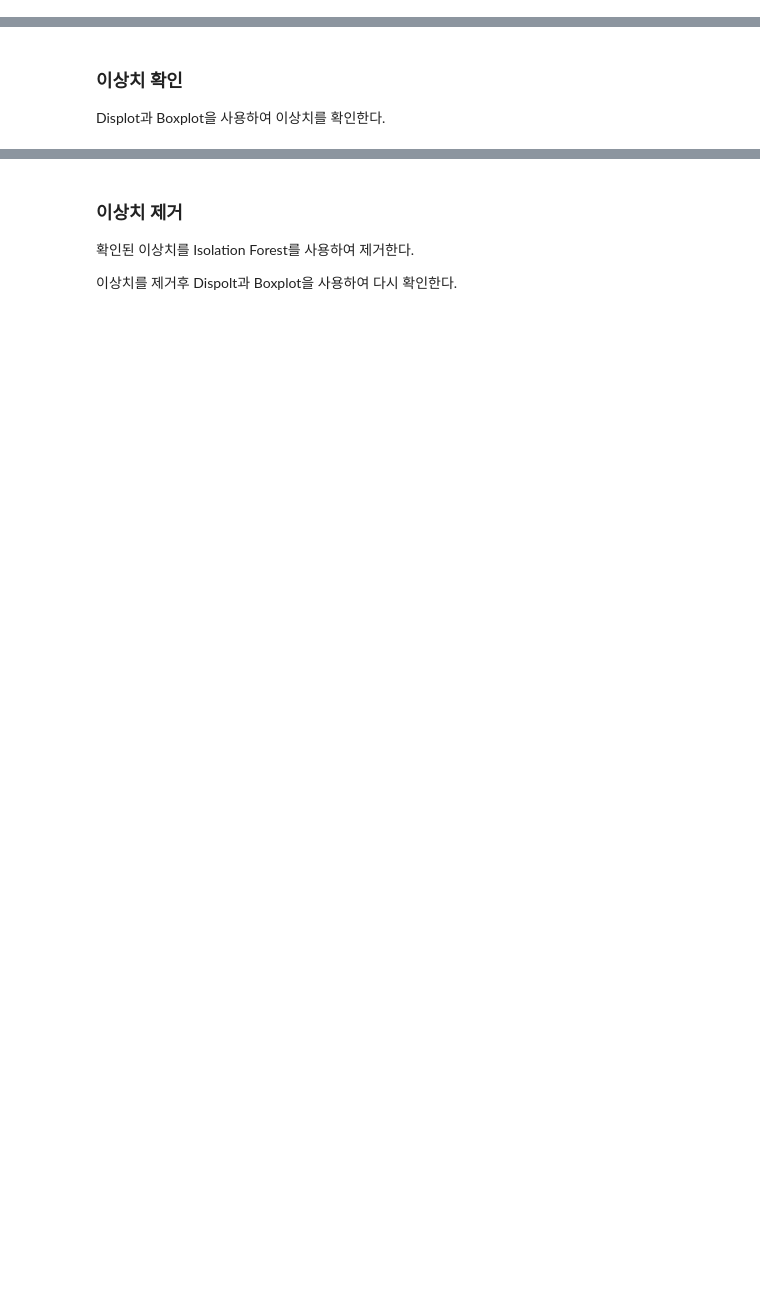
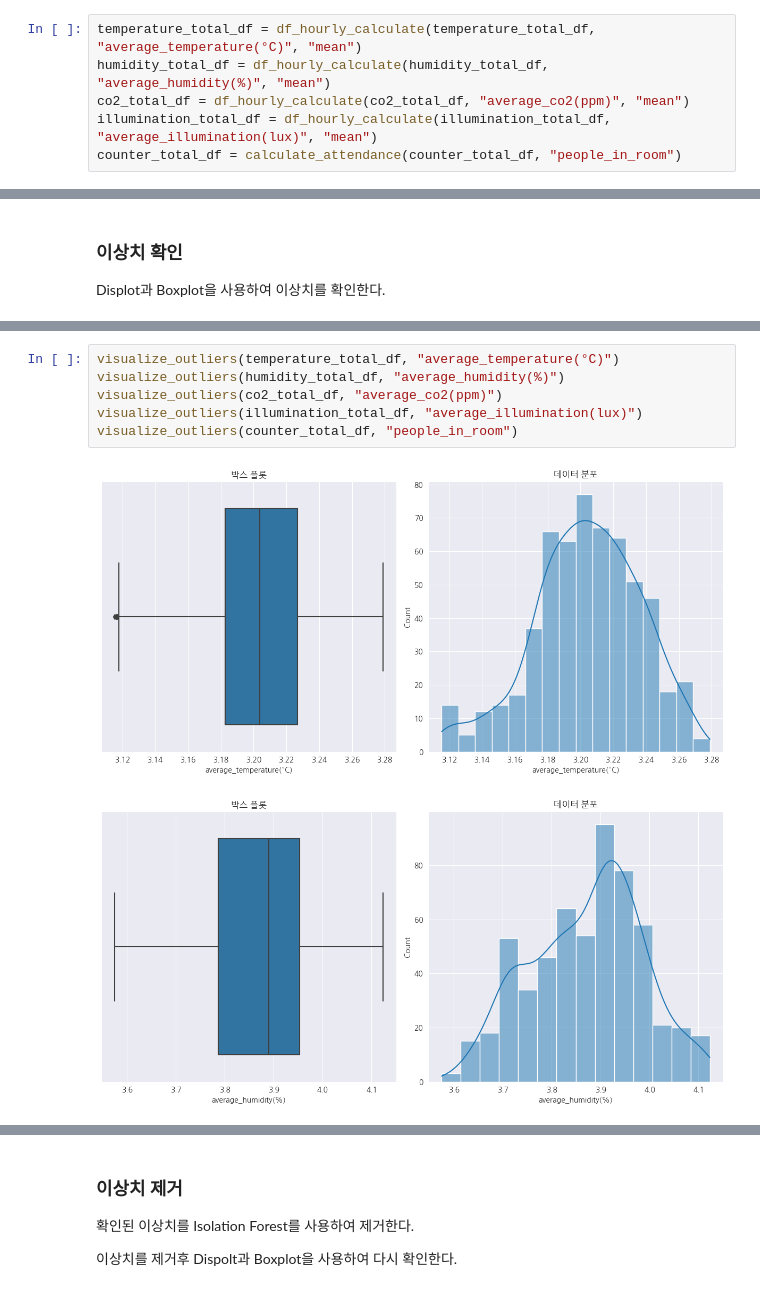
Before and after one commit to Maru375/smoothing_ml2, a Jupyter notebook: 데이터 수집 및 병합.ipynb, the cells around one changed output, grey strips where cells are left out. Drawn from its saved outputs; the diff is of its cells as text; blank space fills up the shorter version.

```diff
--- a/데이터 수집 및 병합.ipynb
+++ b/데이터 수집 및 병합.ipynb
@@ -589,0 +576,6 @@ print(counter_total_df.head(2), "\n")
+# %%
+temperature_total_df = df_hourly_calculate(temperature_total_df, "average_temperature(°C)", "mean")
+humidity_total_df = df_hourly_calculate(humidity_total_df, "average_humidity(%)", "mean")
+co2_total_df = df_hourly_calculate(co2_total_df, "average_co2(ppm)", "mean")
+illumination_total_df = df_hourly_calculate(illumination_total_df, "average_illumination(lux)", "mean")
+counter_total_df = calculate_attendance(counter_total_df, "people_in_room")
@@ -665,0 +591,9 @@ max       4.330733
+# %%
+visualize_outliers(temperature_total_df, "average_temperature(°C)")
+visualize_outliers(humidity_total_df, "average_humidity(%)")
+visualize_outliers(co2_total_df, "average_co2(ppm)")
+visualize_outliers(illumination_total_df, "average_illumination(lux)")
+visualize_outliers(counter_total_df, "people_in_room")
+# %% [output]
+[figure, added]
+[figure, added]
```
Also changed, not shown: parts of 16 cells of this notebook, 8 other files.
